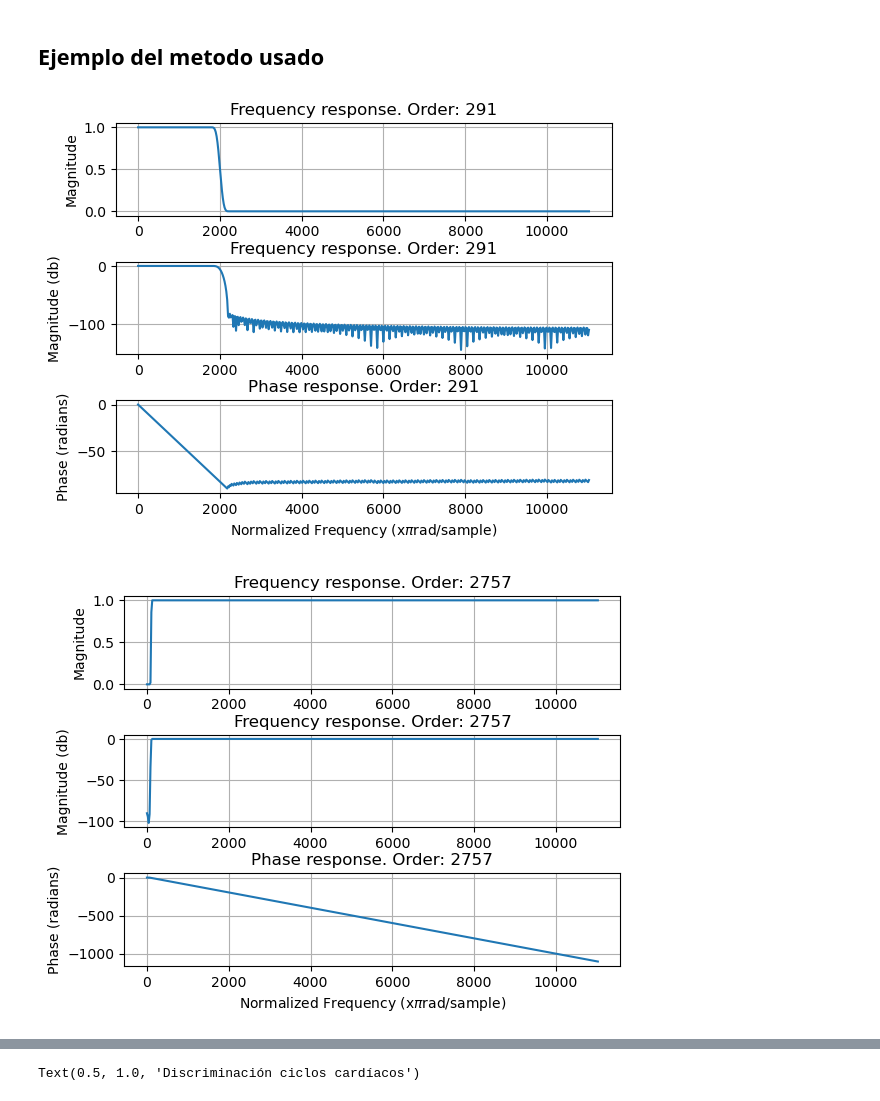
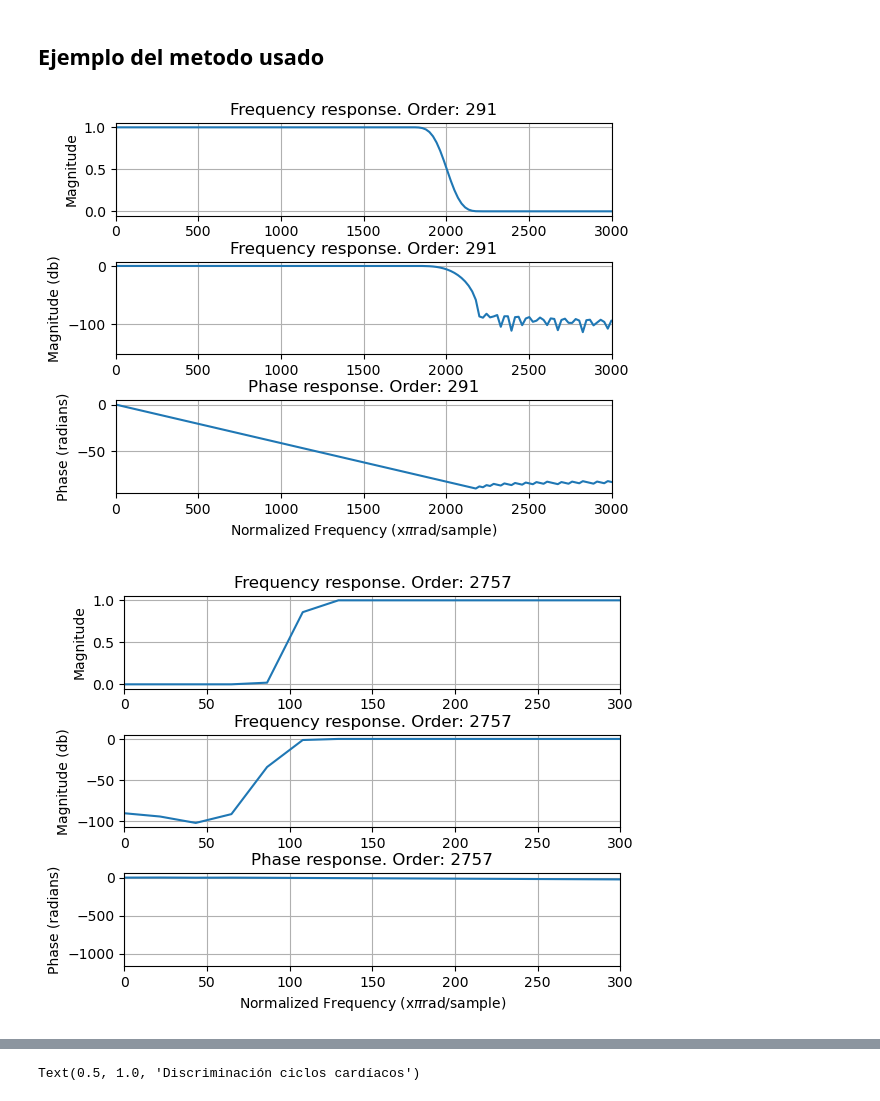
Before and after one commit to Ruizxp/Biosenales_El-Gran-Final, a Jupyter notebook: Proyecto_4.ipynb, the cells around one changed output, grey strips where cells are left out. Drawn from its saved outputs; the diff is of its cells as text; code cells hidden in the pictures.

```diff
--- a/Proyecto_4.ipynb
+++ b/Proyecto_4.ipynb
@@ -28,7 +28,7 @@ datos=s.sonido_probando123(lista_archivos,ruta_carpeta)
 # %%
 y,sr=librosa.load(list(datos.keys())[20])
 # %%
-def mfreqz(b,a,order,nyq_rate = 1):
+def mfreqz(b,a,order,nyq_rate,xlim):
 
     """
     Plot the impulse response of the filter in the frequency domain
@@ -47,6 +47,7 @@ def mfreqz(b,a,order,nyq_rate = 1):
     h_dB = 20 * np.log10 (abs(h));
 
     plt.figure();
+
     plt.subplots_adjust(hspace=0.8)
 
     plt.subplot(311);
@@ -54,8 +55,7 @@ def mfreqz(b,a,order,nyq_rate = 1):
     plt.ylabel('Magnitude');
     plt.title(r'Frequency response. Order: ' + str(order));
     [xmin, xmax, ymin, ymax] = plt.axis();
-
-    #plt.xlim((40,60))
+    plt.xlim((0,xlim))
 
     plt.grid(True);
 
@@ -65,6 +65,7 @@ def mfreqz(b,a,order,nyq_rate = 1):
     plt.title(r'Frequency response. Order: ' + str(order));
     plt.grid(True)
     plt.grid(True)
+    plt.xlim((0,xlim))
 
 
     plt.subplot(313);
@@ -73,31 +74,34 @@ def mfreqz(b,a,order,nyq_rate = 1):
     plt.ylabel('Phase (radians)');
     plt.xlabel(r'Normalized Frequency (x$\pi$rad/sample)');
     plt.title(r'Phase response. Order: ' + str(order));
+    plt.xlim((0,xlim))
+
     plt.subplots_adjust(hspace=0.5);
     plt.grid(True)
     plt.show()
 # %%
 high=100
 low=2000
 nyq=sr/2
 bandalp=(low-high)*0.1
 ordenlp=int(5*(nyq/bandalp))
 if ordenlp%2==0:
     ordenlp+=1
 
 low_pass=firwin(ordenlp, low/nyq ,window=('kaiser',7.85))
-mfreqz(low_pass,1,ordenlp, nyq)
+mfreqz(low_pass,1,ordenlp, nyq,3000)
 
 bandahp=(high)*0.2
 ordenhp= int(5*(nyq/bandahp))
 if ordenhp%2==0:
+
     ordenhp+=1
 
 high_pass=firwin(ordenhp, high/nyq ,pass_zero="highpass",window=('kaiser',7.85))
-mfreqz(high_pass,1,ordenhp, nyq)
+mfreqz(high_pass,1,ordenhp, nyq,300)
 # %% [output]
-[figure, old version]
+[figure, new version]
-[figure, old version]
+[figure, new version]
 # %%
 y_h = signal.filtfilt(high_pass, 1, y)
 y_l = signal.filtfilt(low_pass, 1, y_h)
```
Also changed, not shown: parts of 27 cells of this notebook, 1 other file.
